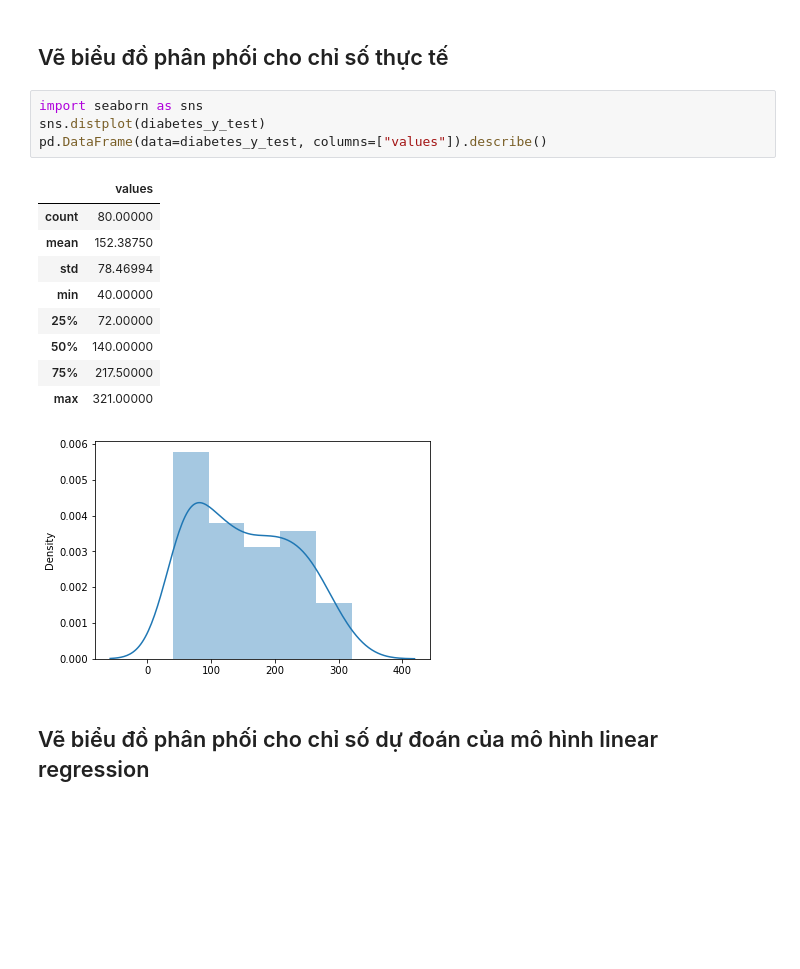
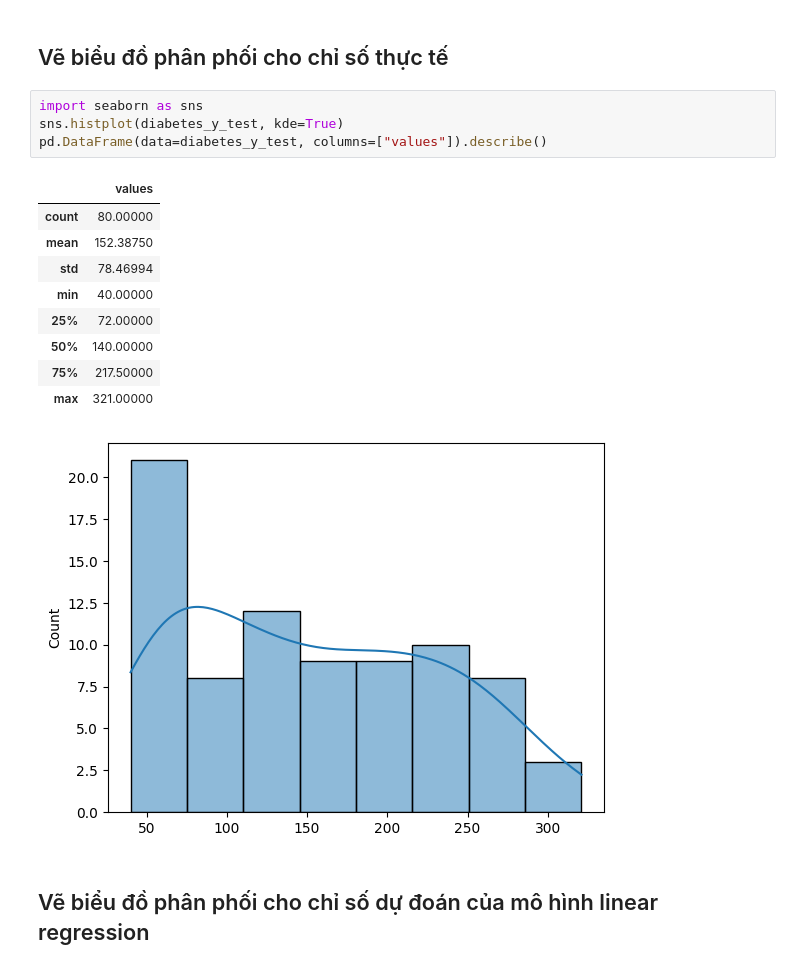
Before and after one commit to Thach375/Foundation-model-lab-PhamNgocThach-20235556, a Jupyter notebook: ML-exercises/Ex3/Practice/Practice1/Practice_1.ipynb, the cells around one changed output. Drawn from its saved outputs; the diff is of its cells as text; blank space fills up the shorter version.

```diff
--- a/ML-exercises/Ex3/Practice/Practice1/Practice_1.ipynb
+++ b/ML-exercises/Ex3/Practice/Practice1/Practice_1.ipynb
@@ -236,19 +264,19 @@ Successfully installed seaborn-0.11.1
 ## Vẽ biểu đồ phân phối cho chỉ số thực tế
 # %%
 import seaborn as sns
-sns.distplot(diabetes_y_test)
+sns.histplot(diabetes_y_test, kde=True)
 pd.DataFrame(data=diabetes_y_test, columns=["values"]).describe()
 # %% [output]
 |  | values |
 | count | 80.00000 |
 | mean | 152.38750 |
 | std | 78.46994 |
 | min | 40.00000 |
 | 25% | 72.00000 |
 | 50% | 140.00000 |
 | 75% | 217.50000 |
 | max | 321.00000 |
-[figure, old version]
+[figure, new version]
 # %% [markdown]
 ## Vẽ biểu đồ phân phối cho chỉ số dự đoán của mô hình linear regression
 # %%
```
Also changed, not shown: parts of 13 cells of this notebook.
